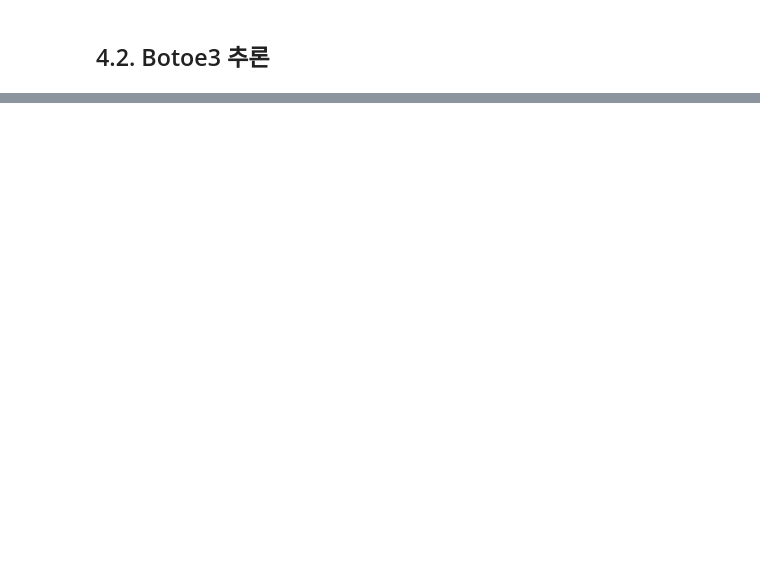
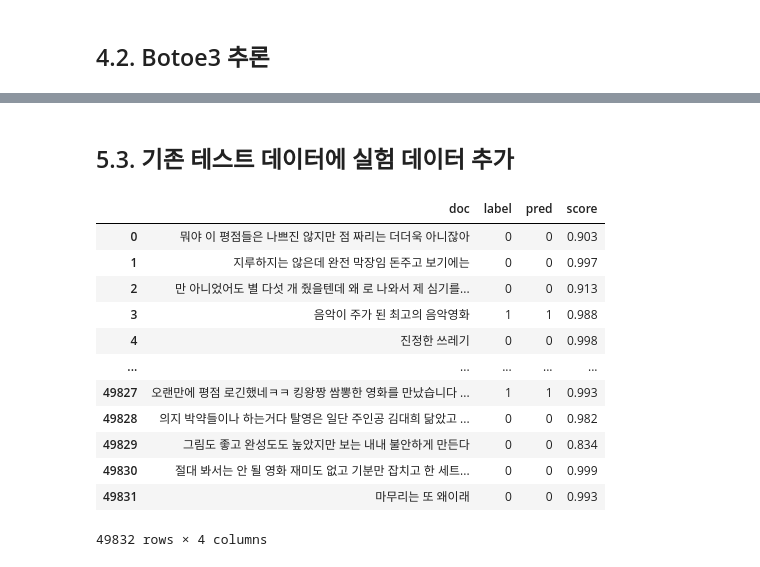
Before and after one commit to gonsoomoon-ml/NLP-HuggingFace-On-SageMaker, a Jupyter notebook: 4_Serving/1.1.Rreal_time_endpoint.ipynb, the cells around one changed output, grey strips where cells are left out. Drawn from its saved outputs; the diff is of its cells as text; code cells hidden in the pictures; blank space fills up the shorter version.

```diff
--- a/4_Serving/1.1.Rreal_time_endpoint.ipynb
+++ b/4_Serving/1.1.Rreal_time_endpoint.ipynb
@@ -328,0 +339,6 @@ result:  [{'label': 'LABEL_1', 'score': 0.9441463351249695}, {'label': 'LABEL_0'
+# %%
+from data_util import read_nsmc_split
+from inference_utils import inference_batch, plot_confusion_matrix
+
+# 훈련 Text, Label 로딩
+test_texts, test_labels = read_nsmc_split(test_file_path)
@@ -328,0 +368,2 @@ result:  [{'label': 'LABEL_1', 'score': 0.9441463351249695}, {'label': 'LABEL_0'
+# %% [markdown]
+## 5.3. 기존 테스트 데이터에 실험 데이터 추가
@@ -328,0 +373,16 @@ result:  [{'label': 'LABEL_1', 'score': 0.9441463351249695}, {'label': 'LABEL_0'
+# %%
+sample_df
+# %% [output]
+|  | doc | label | pred | score |
+| 0 | 뭐야 이 평점들은 나쁘진 않지만 점 짜리는 더더욱 아니잖아 | 0 | 0 | 0.903 |
+| 1 | 지루하지는 않은데 완전 막장임 돈주고 보기에는 | 0 | 0 | 0.997 |
+| 2 | 만 아니었어도 별 다섯 개 줬을텐데 왜 로 나와서 제 심기를... | 0 | 0 | 0.913 |
+| 3 | 음악이 주가 된 최고의 음악영화 | 1 | 1 | 0.988 |
+| 4 | 진정한 쓰레기 | 0 | 0 | 0.998 |
+| ... | ... | ... | ... | ... |
+| 49827 | 오랜만에 평점 로긴했네ㅋㅋ 킹왕짱 쌈뽕한 영화를 만났습니다 ... | 1 | 1 | 0.993 |
+| 49828 | 의지 박약들이나 하는거다 탈영은 일단 주인공 김대희 닮았고 ... | 0 | 0 | 0.982 |
+| 49829 | 그림도 좋고 완성도도 높았지만 보는 내내 불안하게 만든다 | 0 | 0 | 0.834 |
+| 49830 | 절대 봐서는 안 될 영화 재미도 없고 기분만 잡치고 한 세트... | 0 | 0 | 0.999 |
+| 49831 | 마무리는 또 왜이래 | 0 | 0 | 0.993 |
+49832 rows × 4 columns
```
Also changed, not shown: parts of 21 cells of this notebook, 10 other files.
